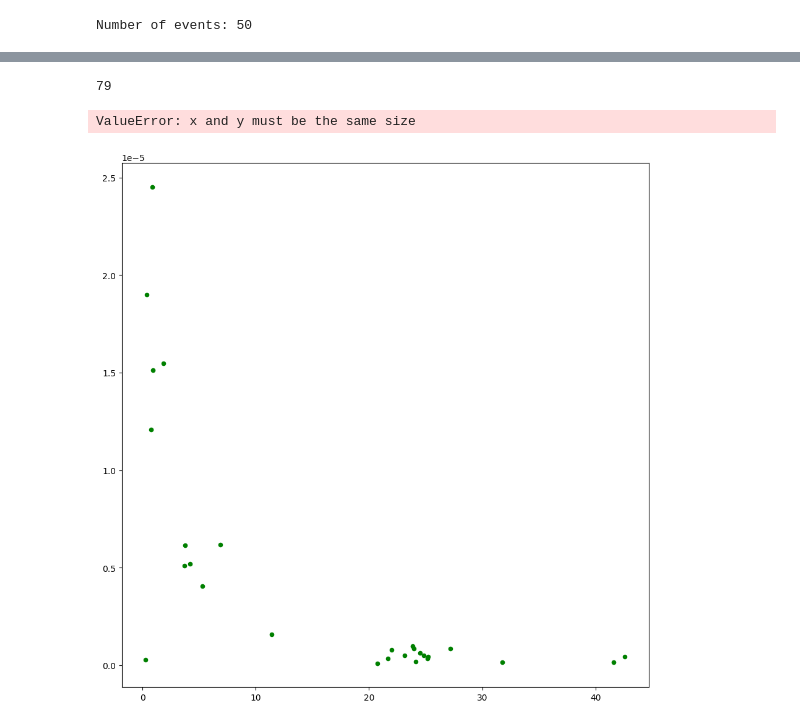
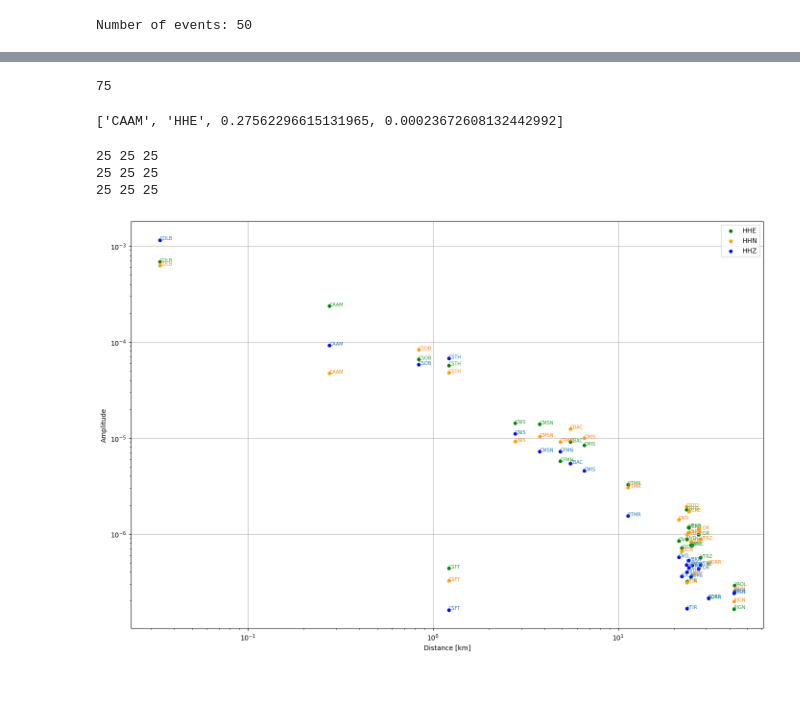
Before and after one commit to giacomorapagnani/FLEGREI_moment_tensor, a Jupyter notebook: codes/wavelet_attenuation.ipynb, the cells around one changed output, grey strips where cells are left out. Drawn from its saved outputs; the diff is of its cells as text; code cells hidden in the pictures; blank space fills up the shorter version.

```diff
--- a/codes/wavelet_attenuation.ipynb
+++ b/codes/wavelet_attenuation.ipynb
@@ -55,7 +55,7 @@ Number of events: 50
 # %%
 #select event
 ##############################################################################
-name='flegrei_2023_09_29_21_57_58'     ########################################CHANGE
+name='flegrei_2022_12_28_02_35_57'     ########################################CHANGE
 ##############################################################################
 
 ev_dir=os.path.join(datadir,name)
@@ -88,11 +93,11 @@ st_coord=[]
 for trace in w:
     for s in st:
         if trace.stats.station==s.station:
-            st_coord.append( [trace.stats.station, s.lat,s.lon,max(trace.data) ] )
+            st_coord.append( [trace.stats.station, trace.stats.channel , s.lat,s.lon,max(trace.data) ] )
 
 print(len(st_coord))
 # %% [output]
-79
+75
 # %%
 #calculate distance
 coords_event = (event.lat, event.lon)
@@ -100,61 +105,92 @@ coords_event = (event.lat, event.lon)
 dist_vs_amp=[]
 
 for row in st_coord:
-    coords_station = (row[1], row[2])
+    coords_station = (row[2], row[3])
     dist= geopy.distance.distance(coords_event, coords_station).km
 
-    dist_vs_amp.append( [dist,row[3]] )
+    dist_vs_amp.append( [row[0], row[1],dist,row[4]] )
+dist_vs_amp[0]
+# %% [output]
+['CAAM', 'HHE', 0.27562296615131965, 0.00023672608132442992]
 # %%
 # separate 3 channels
-distance=[]
+channel1=[]
+channel2=[]
+channel3=[]
+distance1=[]
+distance2=[]
+distance3=[]
 hhe=[]
 hhn=[]
 hhz=[]
 
-for ind,row in enumerate(dist_vs_amp):
-    channel=ind%3
-    if channel==0:
-        hhe.append(row[1])
-        distance.append(row[0])
-    elif channel==1:
-        hhn.append(row[1])
-    elif channel==2:
-        hhz.append(row[1])
+for row in dist_vs_amp:
+    channel=row[1]
+    if channel=='HHE':
+        hhe.append(row[3])
+        distance1.append(row[2])
+        channel1.append(row[0])
+    elif channel=='HHN':
+        hhn.append(row[3])
+        distance2.append(row[2])
+        channel2.append(row[0])
+    elif channel=='HHZ':
+        hhz.append(row[3])
+        distance3.append(row[2])
+        channel3.append(row[0])
+
+print(len(distance1),len(hhe),len(channel1))
+print(len(distance2),len(hhn),len(channel2))
+print(len(distance3),len(hhz),len(channel3))
+# %% [output]
+25 25 25
+25 25 25
+25 25 25
 # %%
 #SAVE FIGURE SWITCH
 save_fig=True
 
 # Creazione della figura e dei subplot
-fig, axs = plt.subplots(1, 1, figsize=(11, 11), sharex=False)
+fig, axs = plt.subplots(1, 1, figsize=(17, 11), sharex=False)
 
 # Plot per il primo subplot
-axs.scatter(num.array(distance),
+axs.scatter(num.array(distance1),
                 num.array(hhe),
                 label='HHE', s=20, color='green')
-axs.scatter(num.array(distance),
+axs.scatter(num.array(distance2),
                 num.array(hhn),
                 label='HHN', s=20, color='orange')
-axs.scatter(num.array(distance),
+axs.scatter(num.array(distance3),
                 num.array(hhz),
                 label='HHZ', s=20, color='blue')
+axs.set_xscale("log")
+axs.set_yscale("log")
 axs.set_ylabel('Amplitude')
 axs.grid(True)
 axs.set_xlabel('Distance [km]')
 axs.legend()
+
+for i, txt in enumerate(channel1):
+    axs.annotate(txt, (distance1[i], hhe[i]),color='tab:green',size=7)
+
+for i, txt in enumerate(channel2):
+    axs.annotate(txt, (distance2[i], hhn[i]),color='tab:orange',size=7)
+
+for i, txt in enumerate(channel3):
+    axs.annotate(txt, (distance3[i], hhz[i]),color='tab:blue',size=7)
 
 if save_fig:
 
     figname = os.path.join(plotdir, name + '_amplitude_vs_distance.pdf')
     if os.path.isfile(figname):
         os.remove(figname)
 
     plt.savefig(figname)
 
     figname_svg = os.path.join(plotdir, name + '_amplitude_vs_distance.svg')
     if os.path.isfile(figname_svg):
         os.remove(figname_svg)
 
     plt.savefig(figname_svg)
 # %% [output]
-ValueError: x and y must be the same size
-[figure, old version]
+[figure, new version]
```
Also changed, not shown: parts of 2 cells of this notebook, 49 other files.
